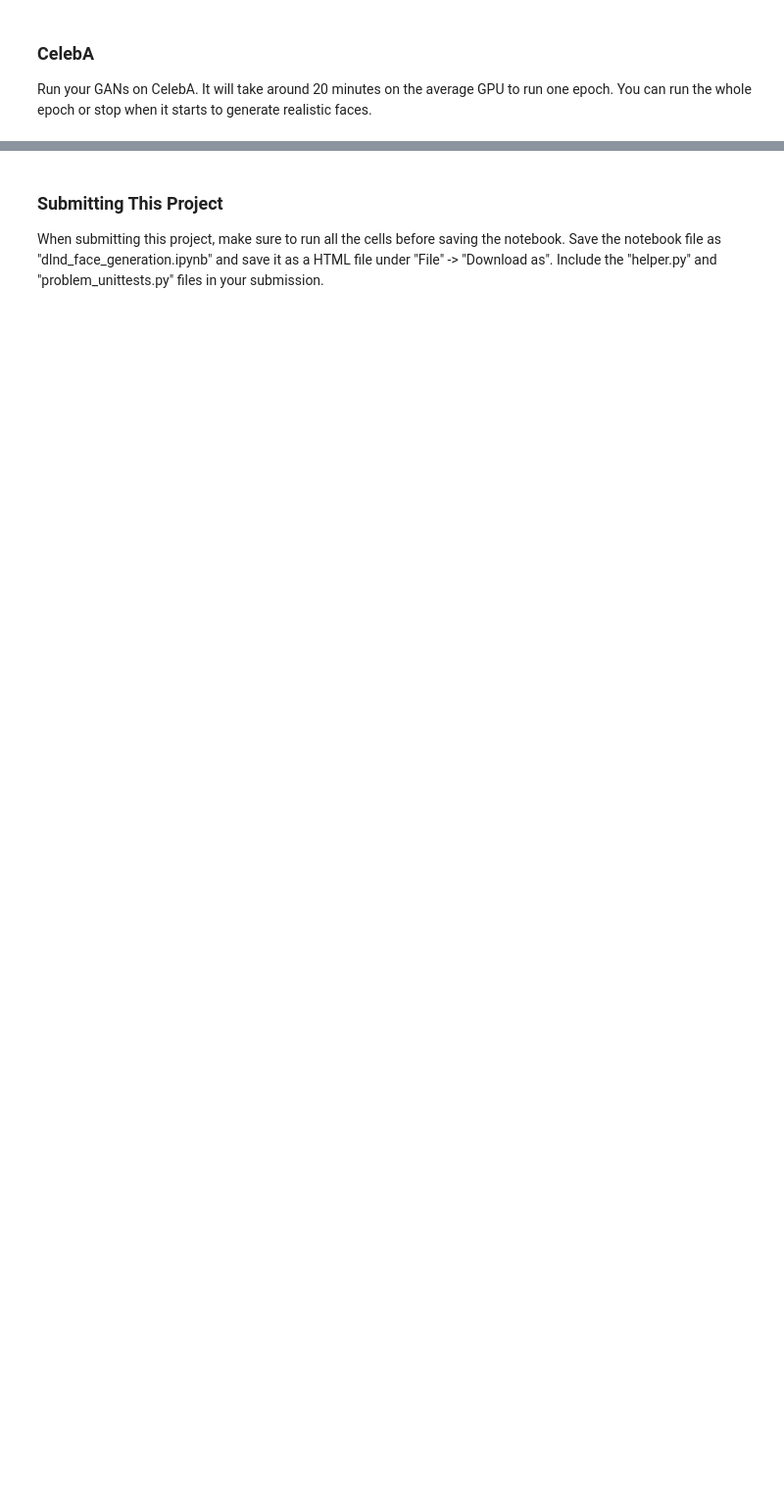
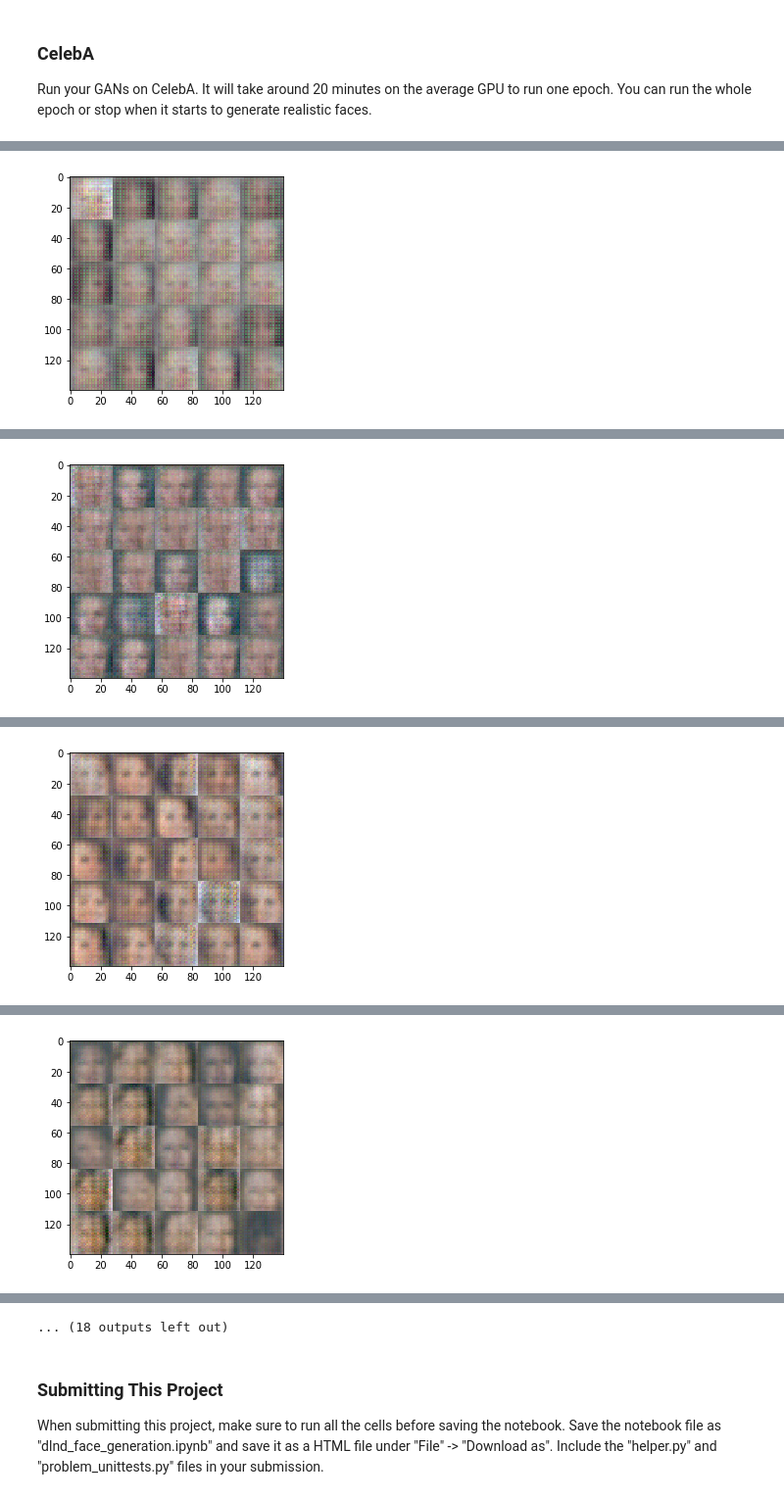
Before and after one commit to dbjnbnrj/deep-learning, a Jupyter notebook: face_generation/dlnd_face_generation.ipynb, the cells around one changed output, grey strips where cells are left out. Shown at 98% size. Drawn from its saved outputs; the diff is of its cells as text; code cells hidden in the pictures; blank space fills up the shorter version.

```diff
--- a/face_generation/dlnd_face_generation.ipynb
+++ b/face_generation/dlnd_face_generation.ipynb
@@ -379,12 +395,11 @@ with tf.Graph().as_default():
 ### CelebA
 Run your GANs on CelebA.  It will take around 20 minutes on the average GPU to run one epoch.  You can run the whole epoch or stop when it starts to generate realistic faces.
 # %%
-real_size = (32,32,3)
+real_size = (28,28,3)
 z_size = 100
 learning_rate = 0.001
 batch_size = 128
 epochs = 25
-alpha = 0.2
 beta1 = 0.5
 
 
@@ -397,3 +412,4 @@ celeba_dataset = helper.Dataset('celeba', glob(os.path.join(data_dir, 'img_align
 with tf.Graph().as_default():
     train(epochs, batch_size, z_dim, learning_rate, beta1, celeba_dataset.get_batches,
           celeba_dataset.shape, celeba_dataset.image_mode)
+# %% [output]
@@ -399,0 +417 @@ with tf.Graph().as_default():
+[figure, added]
@@ -399,0 +419 @@ with tf.Graph().as_default():
+[figure, added]
@@ -399,0 +421 @@ with tf.Graph().as_default():
+[figure, added]
@@ -399,0 +423 @@ with tf.Graph().as_default():
+[figure, added]
@@ -400,3 +428,4 @@ with tf.Graph().as_default():
+... (18 outputs left out)
 # %% [markdown]
 ### Submitting This Project
 When submitting this project, make sure to run all the cells before saving the notebook. Save the notebook file as "dlnd_face_generation.ipynb" and save it as a HTML file under "File" -> "Download as". Include the "helper.py" and "problem_unittests.py" files in your submission.
```
Also changed, not shown: parts of 8 cells of this notebook, 1 other file.
